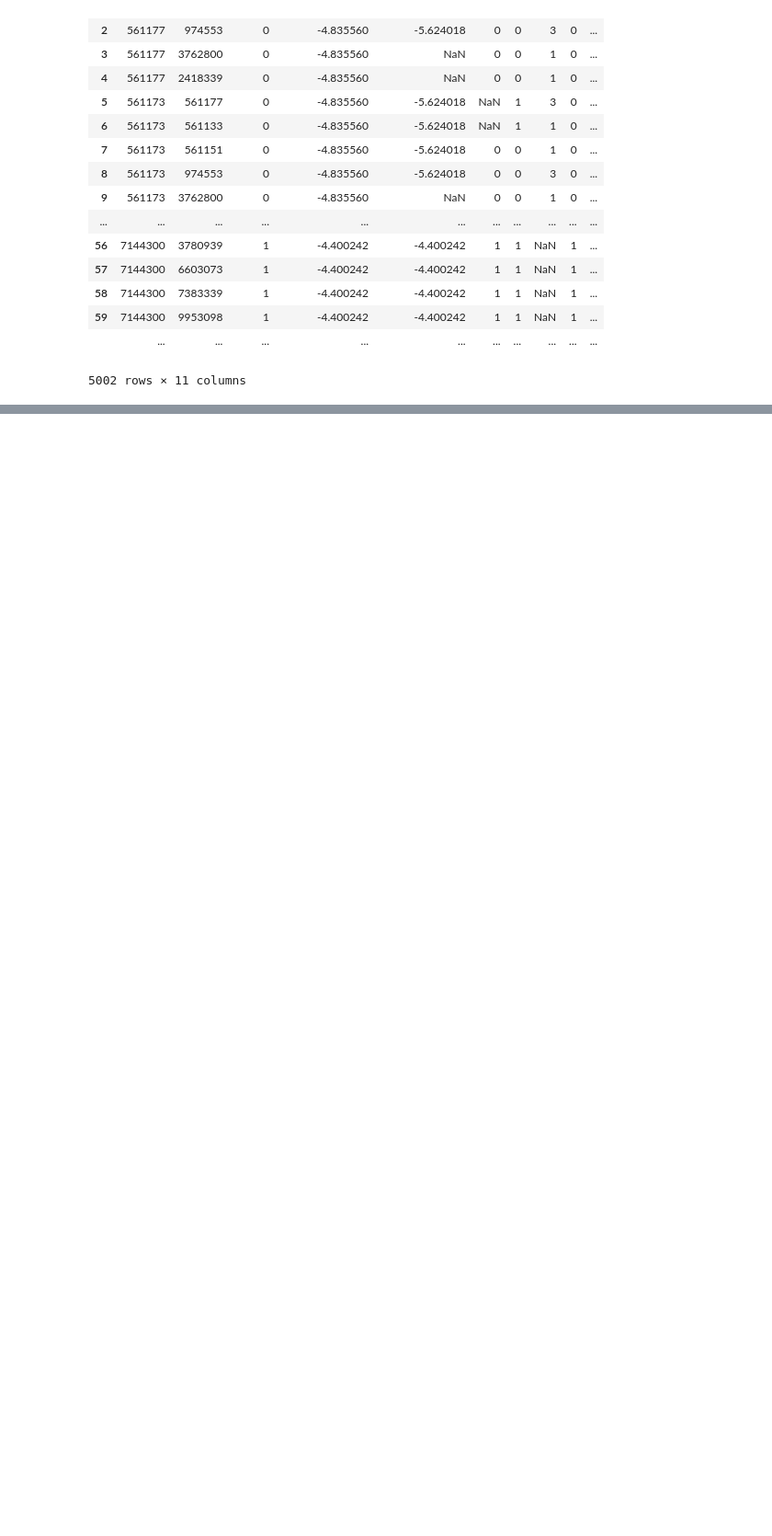
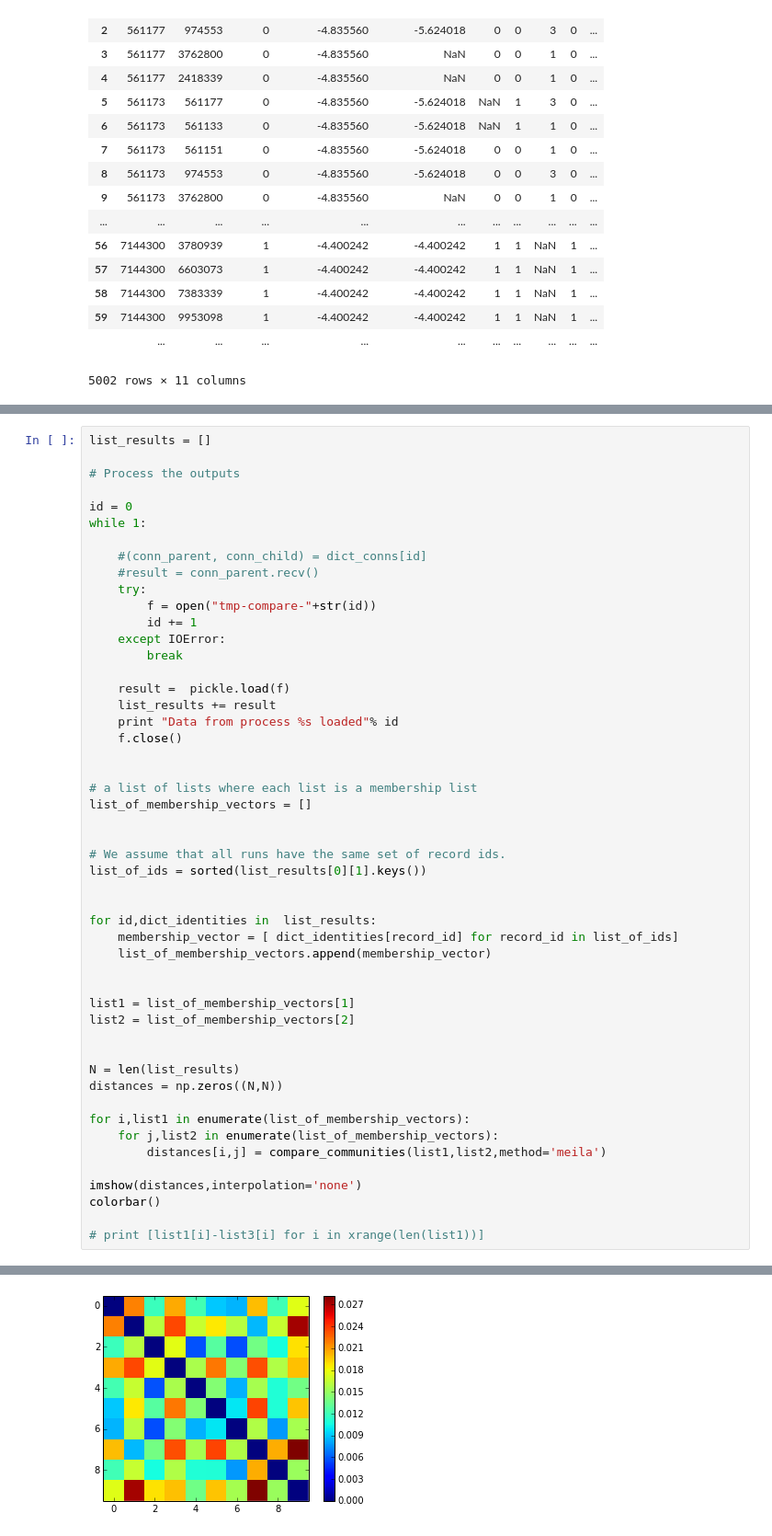
Before and after one commit to naviddianati/FEC, a Jupyter notebook: src/linkstats.ipynb, the cells around one changed output, grey strips where cells are left out. Shown at 92% size. Saved outputs shown, nothing was run; the diff lists cells and outputs as text; blank space fills up the shorter version.

```diff
--- a/src/linkstats.ipynb
+++ b/src/linkstats.ipynb
@@ -89,0 +96,51 @@ data_full
+# %%
+list_results = []
+
+# Process the outputs
+
+id = 0
+while 1:
+
+    #(conn_parent, conn_child) = dict_conns[id]
+    #result = conn_parent.recv()
+    try:
+        f = open("tmp-compare-"+str(id))
+        id += 1
+    except IOError:
+        break
+
+    result =  pickle.load(f)
+    list_results += result
+    print "Data from process %s loaded"% id
+    f.close()
+
+
+# a list of lists where each list is a membership list
+list_of_membership_vectors = []
+
+
+# We assume that all runs have the same set of record ids.
+list_of_ids = sorted(list_results[0][1].keys())
+
+
+for id,dict_identities in  list_results:
+    membership_vector = [ dict_identities[record_id] for record_id in list_of_ids]
+    list_of_membership_vectors.append(membership_vector)
+
+
+list1 = list_of_membership_vectors[1]
+list2 = list_of_membership_vectors[2]
+
+
+N = len(list_results)
+distances = np.zeros((N,N))
+
+for i,list1 in enumerate(list_of_membership_vectors):
+    for j,list2 in enumerate(list_of_membership_vectors):
+        distances[i,j] = compare_communities(list1,list2,method='meila')
+
+imshow(distances,interpolation='none')
+colorbar()
+
+# print [list1[i]-list3[i] for i in xrange(len(list1))]
+# %% [output]
@@ -89,0 +151 @@ data_full
+[figure, added]
```
Also changed, not shown: parts of 3 cells of this notebook, 6 other files.
